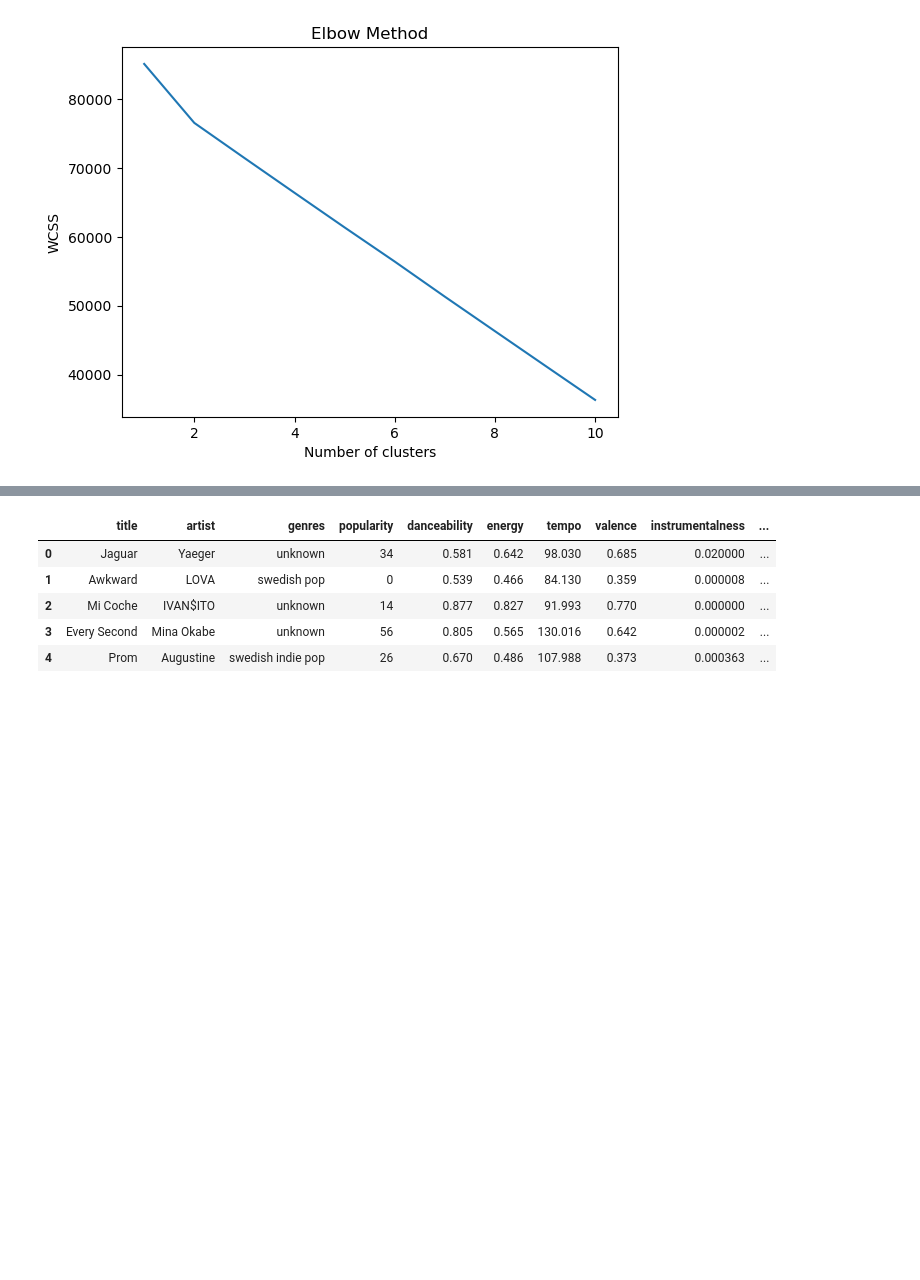
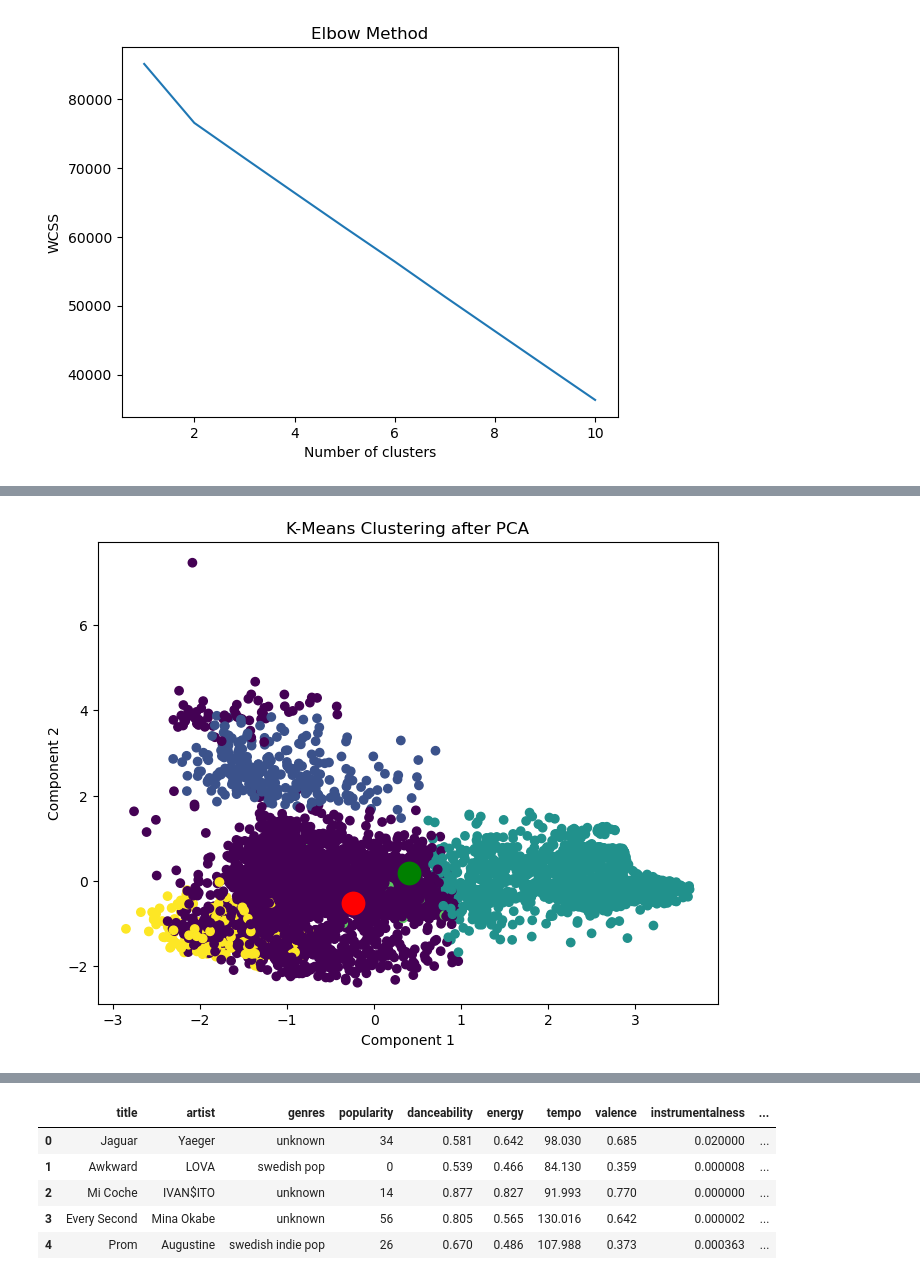
Before and after one commit to annaapisarek/song-recommender, a Jupyter notebook: K-means_clustering.ipynb, the cells around one changed output, grey strips where cells are left out. Saved outputs shown, nothing was run; the diff lists cells and outputs as text; code cells hidden in the pictures; blank space fills up the shorter version.

```diff
--- a/K-means_clustering.ipynb
+++ b/K-means_clustering.ipynb
@@ -91 +117,20 @@ labels = kmeans.fit_predict(X)
+# %%
+from sklearn.decomposition import PCA
+import matplotlib.pyplot as plt
+
+# Perform PCA to reduce dimensions
+pca = PCA(n_components=2)
+X_pca = pca.fit_transform(X)
+# %%
+# Visualize the PCA-transformed clusters
+plt.figure(figsize=(8, 6))
+plt.scatter(X_pca[:, 0], X_pca[:, 1], c=labels, cmap='viridis')
+plt.scatter(pca.components_[0, 0], pca.components_[0, 1], s=200, linewidths=3, color='red')
+plt.scatter(pca.components_[1, 0], pca.components_[1, 1], s=200, linewidths=3, color='green')
+plt.title(f'K-Means Clustering after PCA')
+plt.xlabel('Component 1')
+plt.ylabel('Component 2')
+plt.show()
+# %% [output]
+[figure, added]
 # %%
```
Also changed, not shown: parts of 10 cells of this notebook, 2 other files.
